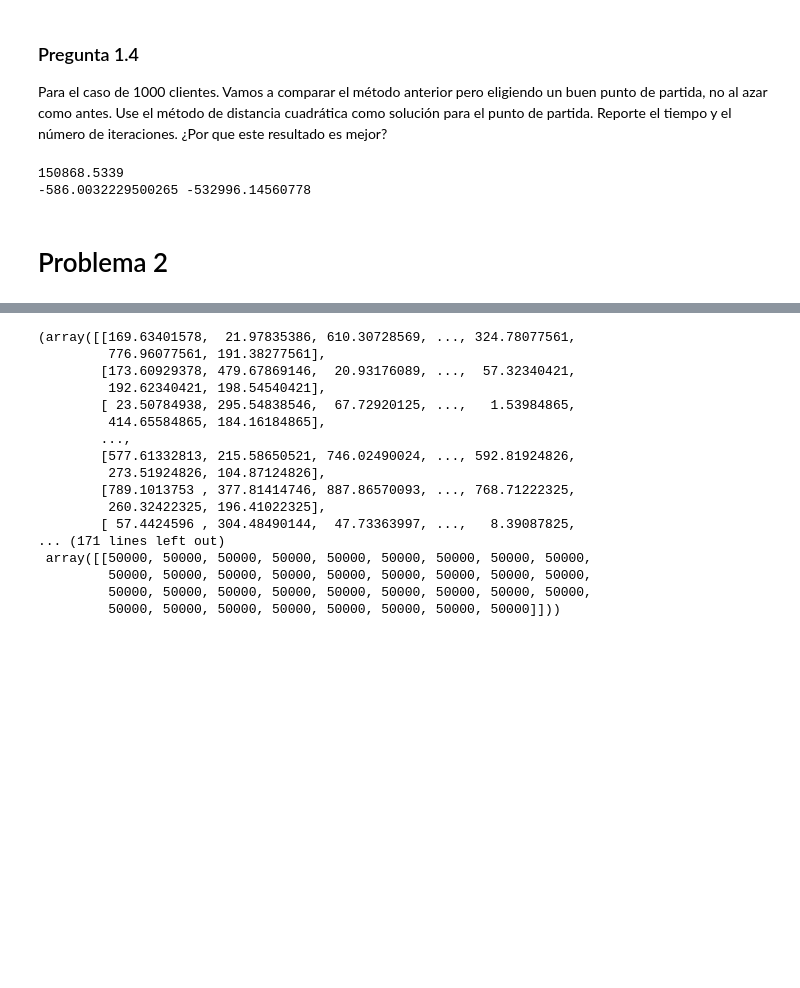
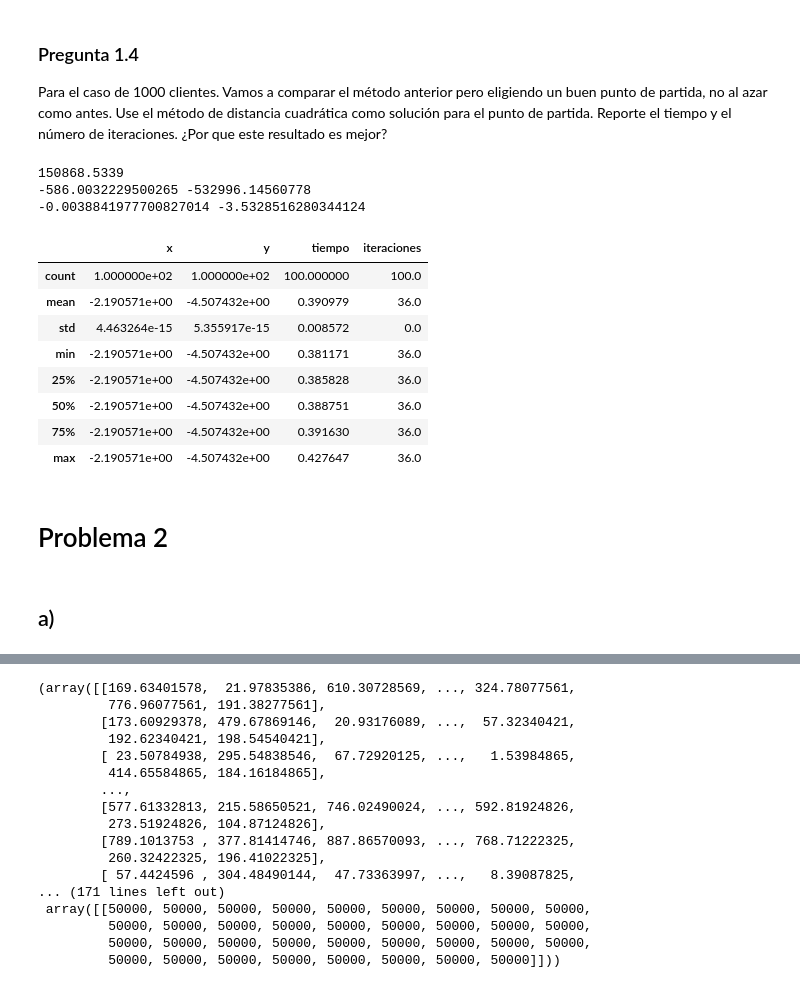
Before and after one commit to Mario-Rivera-A/Tarea1_GOA, a Jupyter notebook: tarea1.ipynb, the cells around one changed output, grey strips where cells are left out. Saved outputs shown, nothing was run; the diff lists cells and outputs as text; code cells hidden in the pictures; blank space fills up the shorter version.

```diff
--- a/tarea1.ipynb
+++ b/tarea1.ipynb
@@ -353,35 +353,52 @@ Para el caso de 1000 clientes. Vamos a comparar el método anterior pero eligien
 # %%
 ## Calculamos las coordenadas iniciales con el método de distancia cuadrática ##
 
 # Como vamos a calcularlo solo para el caso de 1000 clientes, podemos calcular las coordenadas iniciales usando el df completo afuera de la función de centro euclidiano
 
 sum_pesos = data.iloc[:,2].sum()
 
 print(sum_pesos)
 
 den_x = 0
 den_y = 0
 
 for i in range(len(data)):
     den_x += (data.iloc[i,0]*data.iloc[i,2])
     den_y += (data.iloc[i,1]*data.iloc[i,2])
 
 print(den_x, den_y)
 
 x_inicial = den_x/sum_pesos
 y_inicial = den_y/sum_pesos
 
+print(x_inicial, y_inicial)
+
 df_estadisticos = pd.DataFrame(columns=['x','y','tiempo','iteraciones'])
 
 for i in range(0,100):
 
     posx, posy, tiempo, iteraciones = centro_euclidiano(x_inicial, y_inicial, data, logs=False)
     df_estadisticos.loc[i] = [posx, posy, tiempo, iteraciones]
+
+
+df_estadisticos.describe()
 # %% [output]
 150868.5339
 -586.0032229500265 -532996.14560778
+-0.0038841977700827014 -3.5328516280344124
+|  | x | y | tiempo | iteraciones |
+| count | 1.000000e+02 | 1.000000e+02 | 100.000000 | 100.0 |
+| mean | -2.190571e+00 | -4.507432e+00 | 0.390979 | 36.0 |
+| std | 4.463264e-15 | 5.355917e-15 | 0.008572 | 0.0 |
+| min | -2.190571e+00 | -4.507432e+00 | 0.381171 | 36.0 |
+| 25% | -2.190571e+00 | -4.507432e+00 | 0.385828 | 36.0 |
+| 50% | -2.190571e+00 | -4.507432e+00 | 0.388751 | 36.0 |
+| 75% | -2.190571e+00 | -4.507432e+00 | 0.391630 | 36.0 |
+| max | -2.190571e+00 | -4.507432e+00 | 0.427647 | 36.0 |
 # %% [markdown]
 # Problema 2
+# %% [markdown]
+## a)
 # %%
 data_centros = pd.read_csv('cd2.csv', sep=';')
 data_centros.index = range(1, len(data_centros) + 1)
```
Also changed, not shown: parts of 13 cells of this notebook.
